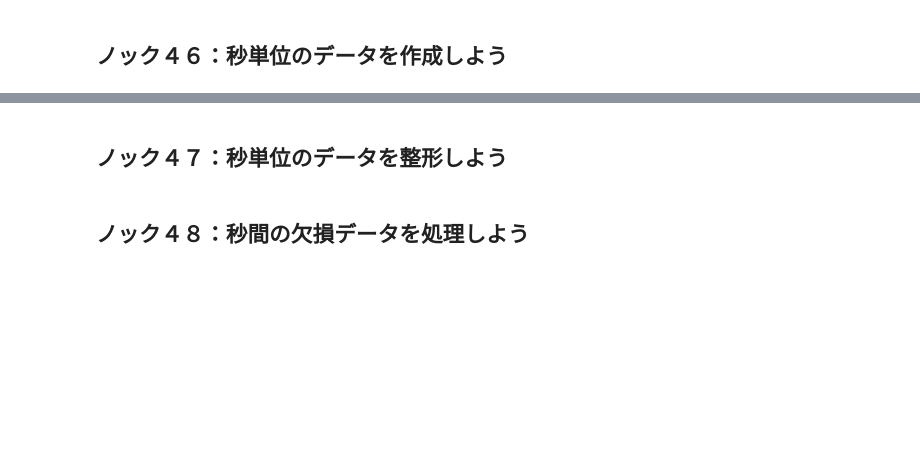
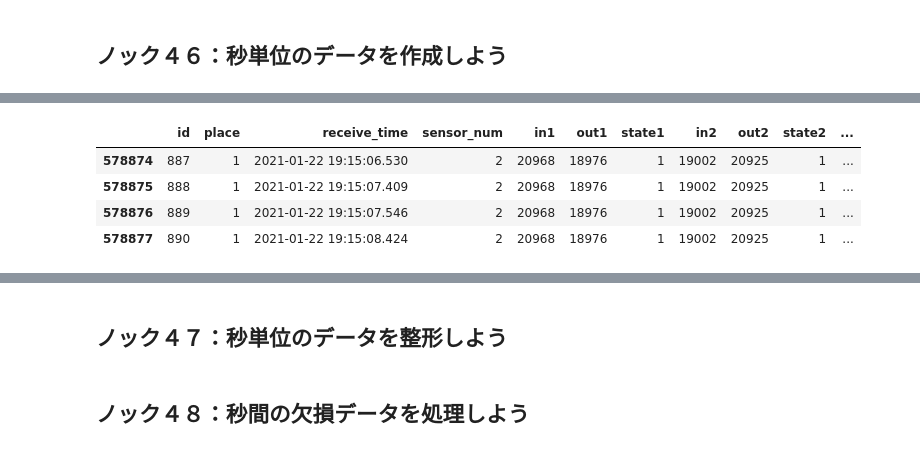
Before and after one commit to shake345/Python100knock, a Jupyter notebook: 3章_加工.ipynb, the cells around one changed output, grey strips where cells are left out. Saved outputs shown, nothing was run; the diff lists cells and outputs as text; code cells hidden in the pictures; blank space fills up the shorter version.

```diff
--- a/3章_加工.ipynb
+++ b/3章_加工.ipynb
@@ -193,0 +228,8 @@ data[['receive_date','dayofweek','day_name']].drop_duplicates(subset='receive_da
+# %%
+data_extract[data_extract['receive_time_sec'].duplicated(keep=False)].head() # keep=False: 重複しているものは最初も最後も関係なくすべて重複とみなす
+# %% [output]
+|  | id | place | receive_time | sensor_num | in1 | out1 | state1 | in2 | out2 | state2 | ... |
+| 578874 | 887 | 1 | 2021-01-22 19:15:06.530 | 2 | 20968 | 18976 | 1 | 19002 | 20925 | 1 | ... |
+| 578875 | 888 | 1 | 2021-01-22 19:15:07.409 | 2 | 20968 | 18976 | 1 | 19002 | 20925 | 1 | ... |
+| 578876 | 889 | 1 | 2021-01-22 19:15:07.546 | 2 | 20968 | 18976 | 1 | 19002 | 20925 | 1 | ... |
+| 578877 | 890 | 1 | 2021-01-22 19:15:08.424 | 2 | 20968 | 18976 | 1 | 19002 | 20925 | 1 | ... |
```
Also changed, not shown: parts of 6 cells of this notebook.
